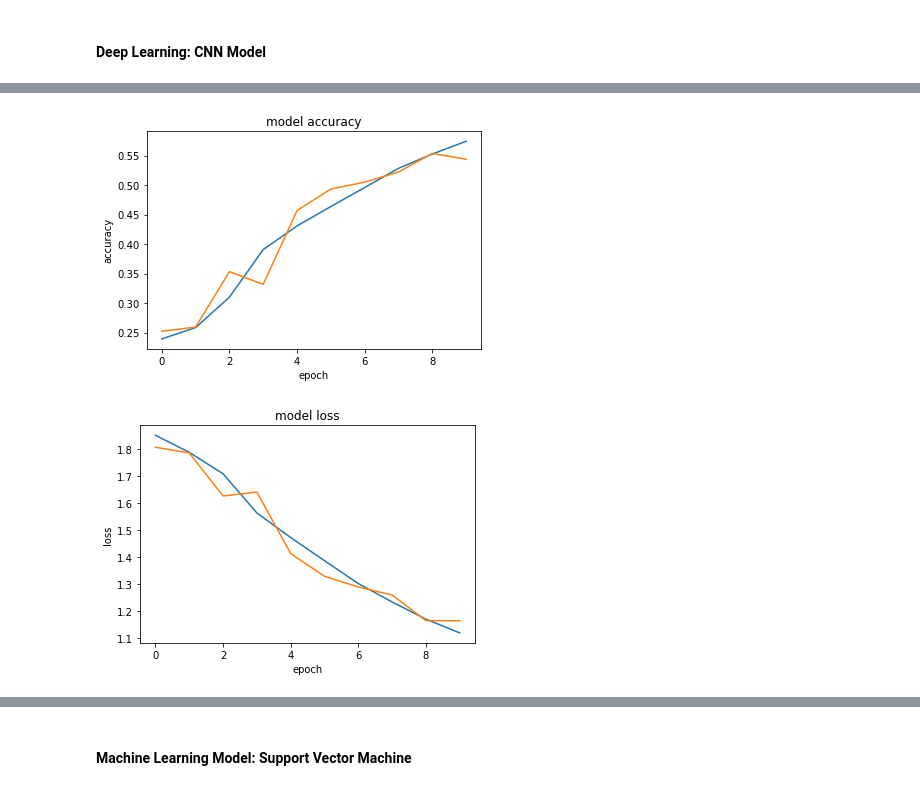
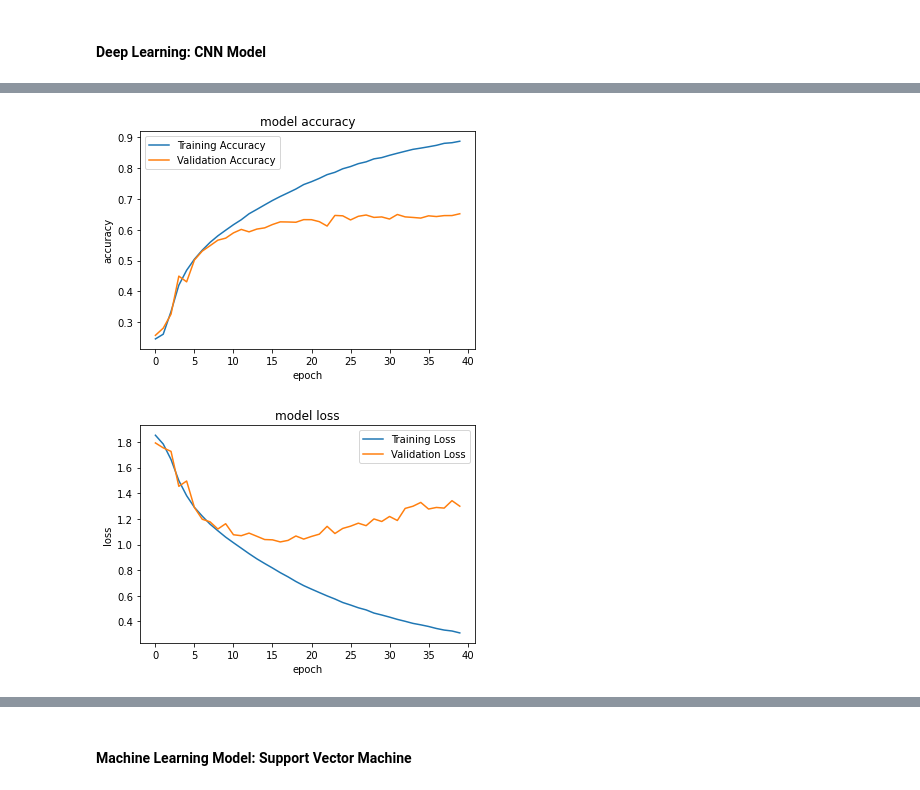
Before and after one commit to bwang98/CSCI2470_Final_Project, a Jupyter notebook: csci2470_project.ipynb, the cells around one changed output, grey strips where cells are left out. Cells and saved outputs as stored; diff of their text form; code cells hidden in the pictures.

```diff
--- a/csci2470_project.ipynb
+++ b/csci2470_project.ipynb
@@ -254,7 +262,7 @@ model.compile(loss='categorical_crossentropy',
               optimizer=Adam(learning_rate=0.001, beta_1=0.9, beta_2=0.999, epsilon=1e-7) ,
               metrics=['acc'])
 batch_size = 64
-epochs = 10
+epochs = 40
 # %%
 history = model.fit(training_inputs, training_labels,
                     batch_size=batch_size,
@@ -288,20 +296,22 @@ Epoch 10/10
 # %%
-plt.plot(history.history['acc'])
-plt.plot(history.history['val_acc'])
+plt.plot(history.history['acc'], label = "Training Accuracy")
+plt.plot(history.history['val_acc'], label = "Validation Accuracy")
+plt.legend(["Training Accuracy", "Validation Accuracy"])
 plt.title('model accuracy')
 plt.ylabel('accuracy')
 plt.xlabel('epoch')
 plt.show()
 # summarize history for loss
 plt.plot(history.history['loss'])
 plt.plot(history.history['val_loss'])
+plt.legend(["Training Loss", "Validation Loss"])
 plt.title('model loss')
 plt.ylabel('loss')
 plt.xlabel('epoch')
 plt.show()
 # %% [output]
-[figure, old version]
+[figure, new version]
-[figure, old version]
+[figure, new version]
 # %%
 model.save('model.h5')
 # %%
```
Also changed, not shown: parts of 16 cells of this notebook.
